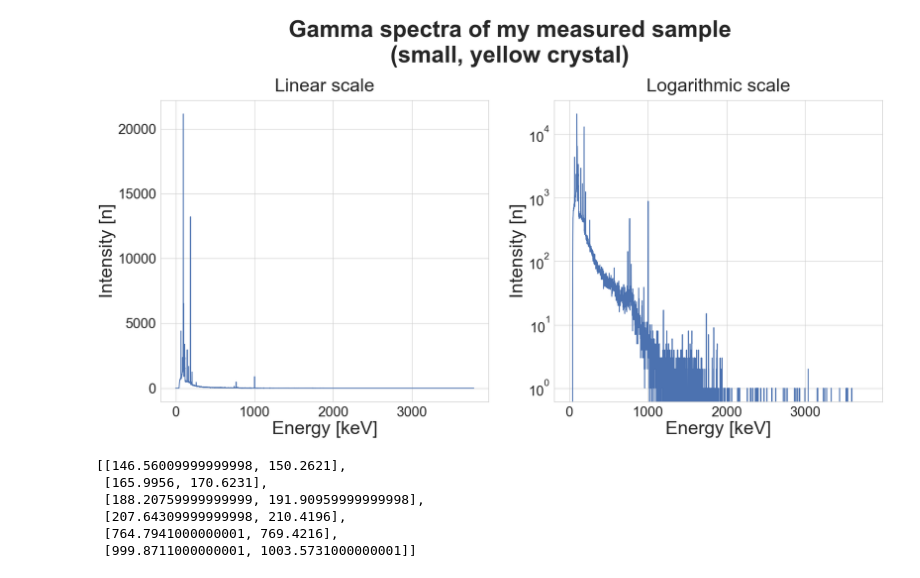
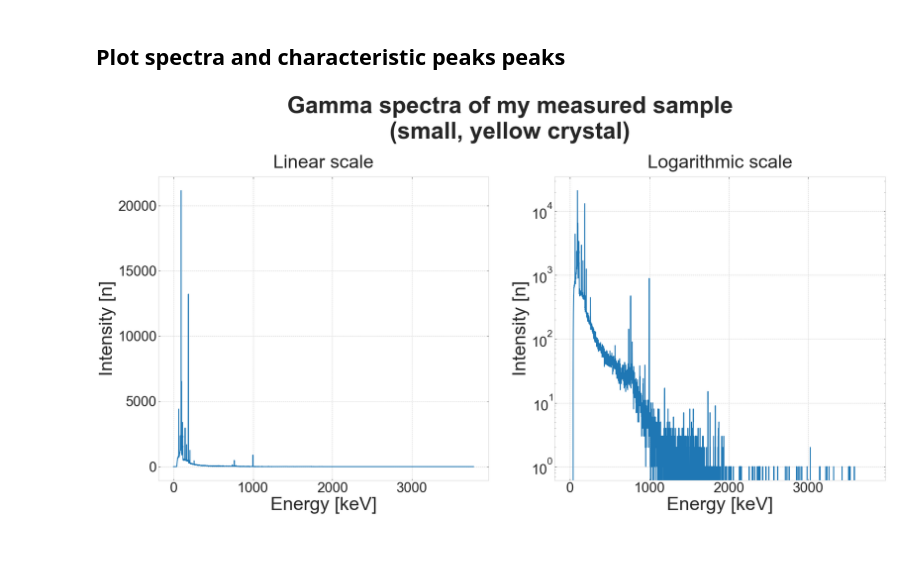
Before and after one commit to masterdesky/ELTE-applied-physics-2019, a Jupyter notebook: I. Gamma Spectroscopy/notebooks/gamma_spectroscopy.ipynb, the cells around one changed output. Cells and saved outputs as stored; diff of their text form; code cells hidden in the pictures; blank space fills up the shorter version.

```diff
--- a/I. Gamma Spectroscopy/notebooks/gamma_spectroscopy.ipynb
+++ b/I. Gamma Spectroscopy/notebooks/gamma_spectroscopy.ipynb
@@ -15,5 +54,13 @@ UPPER_LIM = 0.9255 * 4095 - 1.7434
 # %%
 with open('../data/spectra.dat') as f:
     lines = [line.split('\n')[0] for line in f]
-    data_binned = [int(line) for line in lines[lines.index('<<DATA>>')+1:lines.index('<<END>>')]]
-    data_roi = sorted([[int(i) for i in line.split(' ')] for line in lines[lines.index('<<ROI>>')+1:lines.index('<<DATA>>')]])
+    data_heights = [int(line) \
+                    for line in lines[lines.index('<<DATA>>')+1:lines.index('<<END>>')]]
+    data_roi = sorted([[int(i) for i in line.split(' ')] \
+                       for line in lines[lines.index('<<ROI>>')+1:lines.index('<<DATA>>')]])
+
+# Convert ROI to keV from bin values
+data_roi_corr = [[0.9255 * x - 1.7434 for x in i] for i in data_roi]
+
+# Create histogram bins for plot
+data_binned = np.concatenate([[energy_bins[idx] for k in range(num)] for idx, num in enumerate(data_heights)])
@@ -20,5 +73,7 @@ with open('../data/spectra.dat') as f:
+# %% [markdown]
+## Plot spectra and characteristic peaks peaks
 # %%
-def plot_spectra(lims=None):
+def plot_spectra(lims=None, save=False, plot_type='line'):
     nrows = 1
     ncols = 2
     fig = plt.figure(figsize=(ncols*14,nrows*12))
@@ -44,11 +99,19 @@ def plot_spectra(lims=None):
                      fontweight='bold', fontsize=suptitlesize, y=1.08)
 
     # Linear scale
-    axes[0].plot(np.linspace(LOWER_LIM, UPPER_LIM, len(data_binned)), data_binned, lw=linewdt)
+    if plot_type == 'line':
+        axes[0].plot(energy_bins, data_heights, lw=linewdt)
+    elif plot_type == 'hist':
+        axes[0].hist()
+
     axes[0].set_title('Linear scale', fontsize=titlesize, y=1.02)
 
     # Log scale
-    axes[1].plot(np.linspace(LOWER_LIM, UPPER_LIM, len(data_binned)), data_binned, lw=linewdt)
+    if plot_type == 'line':
+        axes[1].plot(energy_bins, data_heights, lw=linewdt)
+    elif plot_type == 'hist':
+        axes[1].hist()
+
     axes[1].set_yscale('log')
     axes[1].set_title('Logarithmic scale', fontsize=titlesize, y=1.02)
 
@@ -57,12 +120,26 @@ def plot_spectra(lims=None):
         axes[i].set_ylabel('Intensity [n]', fontsize=axislabelsize)
         axes[i].tick_params(axis='both', which='major', labelsize=axisticksize)
         if lims is not None:
-            assert(np.shape(lims) == (2, 2)), "\'lims\' should be in the shape of (2,2)!"
+            assert(np.shape(lims) == (2, 2)), "\'lims\' should be a (2,2) shape array!"
             axes[i].set_xlim(lims[0][0], lims[0][1])
             axes[i].set_ylim(1, lims[1][1])
 
+    if save:
+        if lims is not None:
+            plt.savefig(('../out/spectra_lims_{0}_{1}'.format(lims[0][0], lims[0][1])) +
+                         figsave_format,
+                        format=figsave_format,
+                        dpi=figsave_dpi,
+                        bbox_inches='tight')
+        else:
+             plt.savefig('../out/full_spectra' +
+                         figsave_format,
+                         format=figsave_format,
+                         dpi=figsave_dpi,
+                         bbox_inches='tight')
+
     plt.show()
 # %%
-plot_spectra(lims=None)
+plot_spectra(lims=None, save=False)
 # %% [output]
-[figure, old version]
+[figure, new version]
@@ -71,9 +145,0 @@ data_roi_corr = [[0.9255* k - 1.7434 + 3 for k in i] for i in data_roi]
-# %%
-data_roi_corr
-# %% [output]
-[[146.56009999999998, 150.2621],
- [165.9956, 170.6231],
- [188.20759999999999, 191.90959999999998],
- [207.64309999999998, 210.4196],
- [764.7941000000001, 769.4216],
- [999.8711000000001, 1003.5731000000001]]
```
Also changed, not shown: parts of 9 cells of this notebook.
